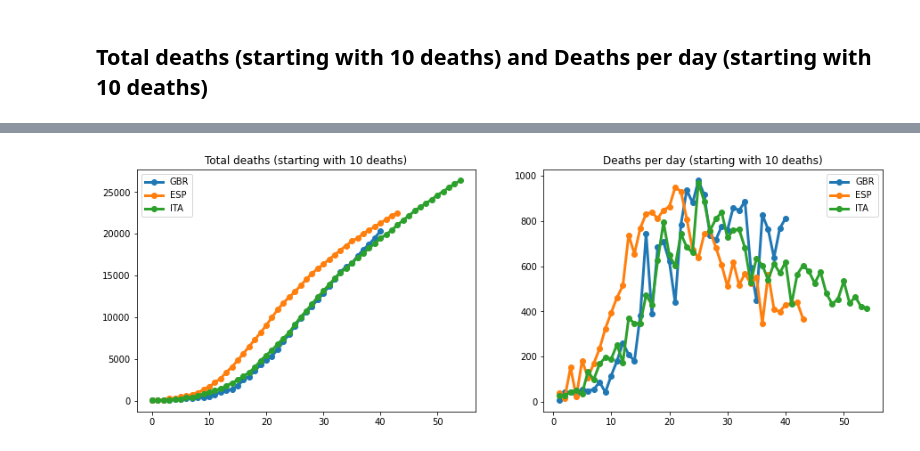
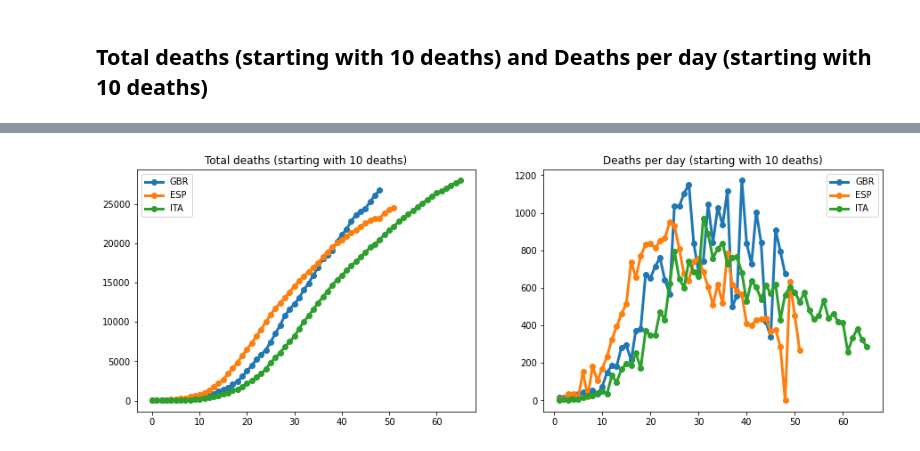
Before and after one commit to covid19db/data-archive, a Jupyter notebook: jupyter-examples/covid19db-confirmed-and-deaths.ipynb, the cells around one changed output, grey strips where cells are left out. Saved outputs shown, nothing was run; the diff lists cells and outputs as text; code cells hidden in the pictures.

```diff
--- a/jupyter-examples/covid19db-confirmed-and-deaths.ipynb
+++ b/jupyter-examples/covid19db-confirmed-and-deaths.ipynb
@@ -71,17 +71,17 @@ plt.title('Deaths per day (starting with 10 deaths)');
 # %%
 ## Figure 2: Total deaths and Deaths per day
 plt.figure(figsize=(15,5))
-start_with_deaths = 50;
+start_with_deaths = 10;
 plt.subplot(1,2,1)
 for j in range(3):
     plt.plot(range(len(df_who[j].dead[df_who[j].dead>=start_with_deaths])),df_who[j].dead[df_who[j].dead>=start_with_deaths],'-o', linewidth=3.0,label=my_countries[j])
 plt.legend();
 plt.title('Total deaths (starting with 10 deaths)');
 
 plt.subplot(1,2,2)
 for j in range(3):
     plt.plot(range(len(df_who[j].dead[df_who[j].dead>=start_with_deaths])),df_who[j].dead[df_who[j].dead>=start_with_deaths].diff(),'-o', linewidth=3.0,label=my_countries[j])
 plt.legend();
 plt.title('Deaths per day (starting with 10 deaths)');
 # %% [output]
-[figure, old version]
+[figure, new version]
```
Also changed, not shown: parts of 2 cells of this notebook.
